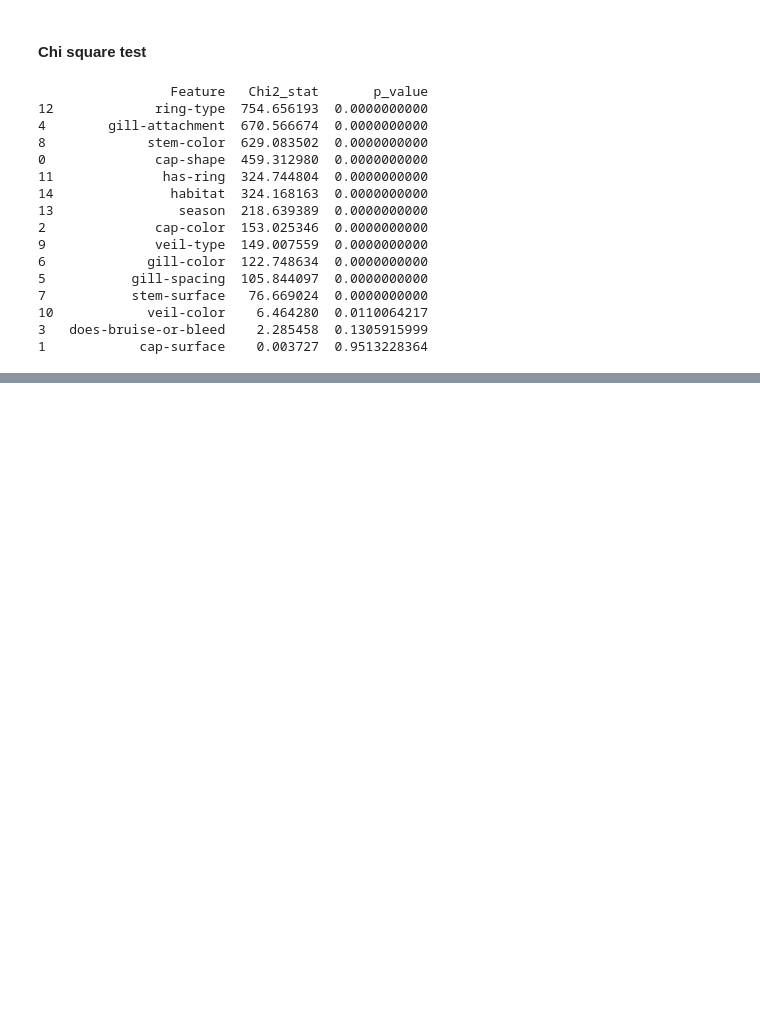
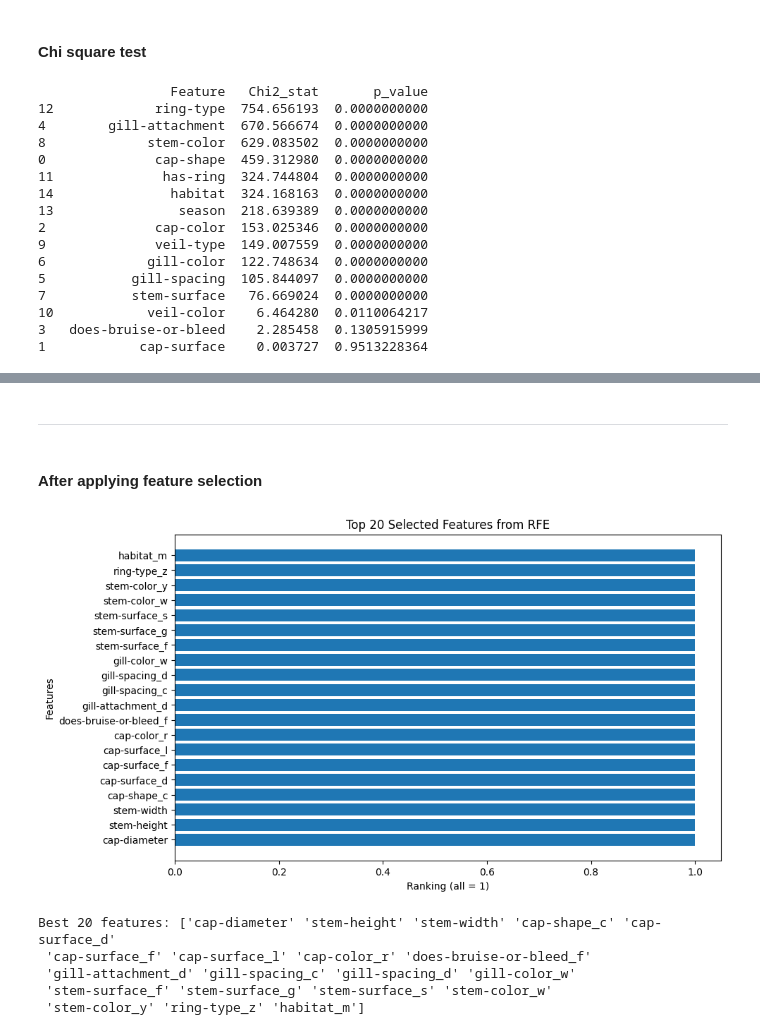
Before and after one commit to Abdallahyasser14/Mushroom-Dataset-Analysis-and-Classification, a Jupyter notebook: Mushroom.ipynb, the cells around one changed output, grey strips where cells are left out. Cells and saved outputs as stored; diff of their text form; code cells hidden in the pictures; blank space fills up the shorter version.

Commit message:
Model Training & Evaluation

```diff
--- a/Mushroom.ipynb
+++ b/Mushroom.ipynb
@@ -728,0 +740,3 @@ mesh mohemein
+# %%
+X_tree = df.drop(columns=['target'],inplace=False)
+y_tree = df['target']
@@ -728,0 +874,11 @@ mesh mohemein
+# %%
+X_tree_train , X_tree_test, y_tree_train, y_tree_test = train_test_split(X_tree, y_tree, test_size=0.3, random_state=42, stratify=y_tree)
+# %%
+dt = DecisionTreeClassifier()
+
+param_grid = {
+    "criterion": ["gini", "entropy"],   #  must match DecisionTreeClassifier param names
+    "max_depth": [5,6,7,8,9,10,11,12,13,14,15,16,17,18,19,20],
+}
+grid_search = GridSearchCV(estimator=dt, param_grid=param_grid, cv=5, n_jobs=-1, scoring='f1_weighted')
+grid_search.fit(X_tree_train, y_tree_train)
@@ -728,0 +941,32 @@ mesh mohemein
+# %% [markdown]
+###
+<hr style="border:2px solid blue">
+# %% [markdown]
+#### After applying feature selection
+# %%
+rfe = RFE(estimator=DecisionTreeClassifier(criterion='gini', max_depth=20), n_features_to_select=20)
+rfe.fit(X_tree_train, y_tree_train)
+features = rfe.feature_names_in_
+rankings = rfe.ranking_
+
+
+best_features = features[rankings == 1]
+
+best_features_sorted = best_features[np.argsort(best_features)]
+
+# Plot
+plt.figure(figsize=(10, 6))
+plt.barh(best_features, [1] * len(best_features))
+plt.xlabel('Ranking (all = 1)')
+plt.ylabel('Features')
+plt.title('Top 20 Selected Features from RFE')
+plt.show()
+
+print("Best 20 features:", best_features)
+# %% [output]
+[figure, added]
+Best 20 features: ['cap-diameter' 'stem-height' 'stem-width' 'cap-shape_c' 'cap-surface_d'
+ 'cap-surface_f' 'cap-surface_l' 'cap-color_r' 'does-bruise-or-bleed_f'
+ 'gill-attachment_d' 'gill-spacing_c' 'gill-spacing_d' 'gill-color_w'
+ 'stem-surface_f' 'stem-surface_g' 'stem-surface_s' 'stem-color_w'
+ 'stem-color_y' 'ring-type_z' 'habitat_m']
```
Also changed, not shown: parts of 103 cells of this notebook.
